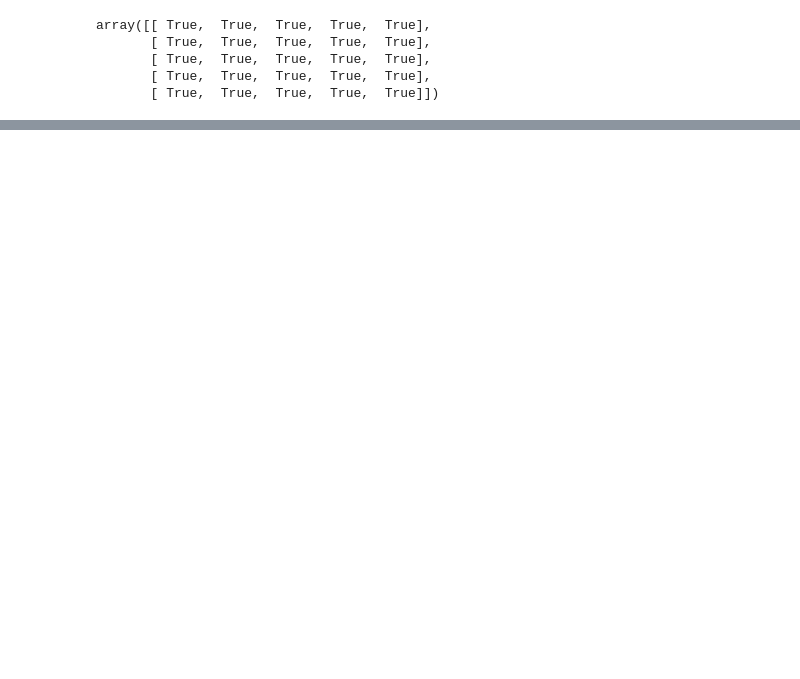
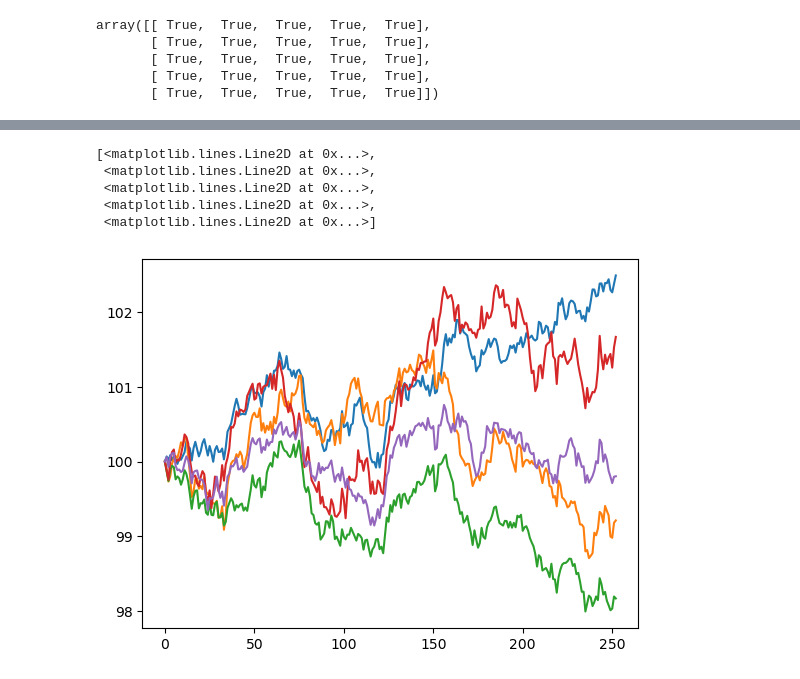
Before and after one commit to adevrent/WQU_DP, a Jupyter notebook: week_5/week_5.ipynb, the cells around one changed output, grey strips where cells are left out. Cells and saved outputs as stored; diff of their text form; code cells hidden in the pictures; blank space fills up the shorter version.

```diff
--- a/week_5/week_5.ipynb
+++ b/week_5/week_5.ipynb
@@ -142,0 +150,24 @@ array([ 0.01773963,  0.35296813,  0.4679505 , -0.1487568 ,  0.39052739])
+# %%
+S0 = 100
+T = 252  # days
+L = np.linalg.cholesky(corr_matrix)  # Generate the (d, d) Cholesky matrix after decomposition
+d = L.shape[0]  # dimension of the price vector
+r = 0.001  # risk-free rate
+
+S = np.zeros((T+1, d))
+Z = np.random.standard_normal((T, d))  # generate T different Z vectors of shape (T, d)
+epsilon = (L @ Z.T).T  # generates (T, d) shaped matrix where rows are correlated random variable values
+print("epsilon.shape =", epsilon.shape)
+
+dt = 1 / T  # Timestep is a business day (here written in years)
+sigma = df_returns.std().to_numpy()  # individual volatilities from the returns df, shape (d,)
+print("sigma.shape =", sigma.shape)
+sigma_reshaped = sigma.reshape(1, -1)  # Shape: (1, d)
+multipliers = np.exp((r - sigma_reshaped**2/2)*dt + sigma_reshaped*epsilon*np.sqrt(dt))
+print("multipliers.shape =", multipliers.shape)
+print("multipliers =\n", multipliers)
+
+# Create the paths
+S[0] = S0  # First row is the starting price
+S[1:, :] = S0 * np.cumprod(multipliers, axis=0)
+S
@@ -142,0 +199,9 @@ array([ 0.01773963,  0.35296813,  0.4679505 , -0.1487568 ,  0.39052739])
+# %%
+plt.plot(S)
+# %% [output]
+[<matplotlib.lines.Line2D at 0x...>,
+ <matplotlib.lines.Line2D at 0x...>,
+ <matplotlib.lines.Line2D at 0x...>,
+ <matplotlib.lines.Line2D at 0x...>,
+ <matplotlib.lines.Line2D at 0x...>]
+[figure, added]
```
Also changed, not shown: parts of 10 cells of this notebook, 1 other file.
